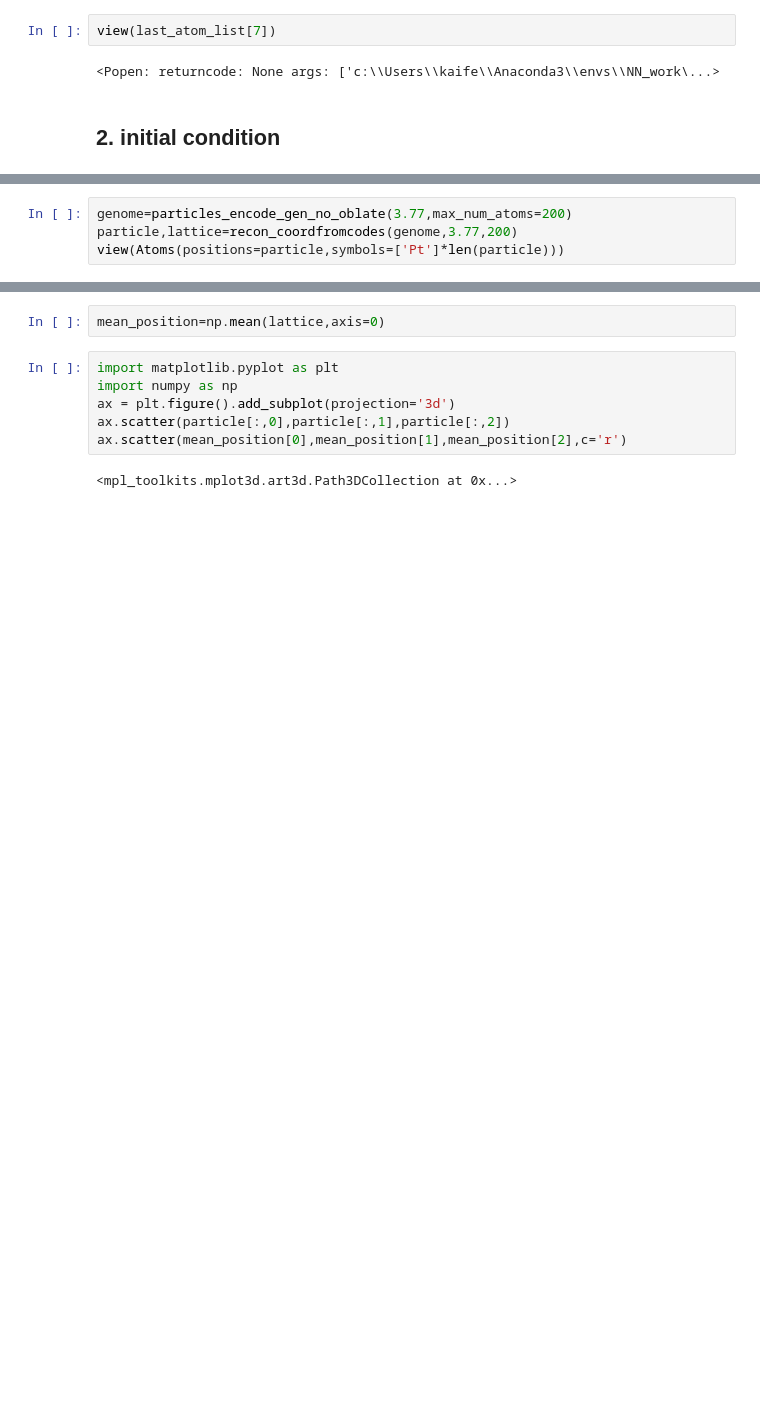
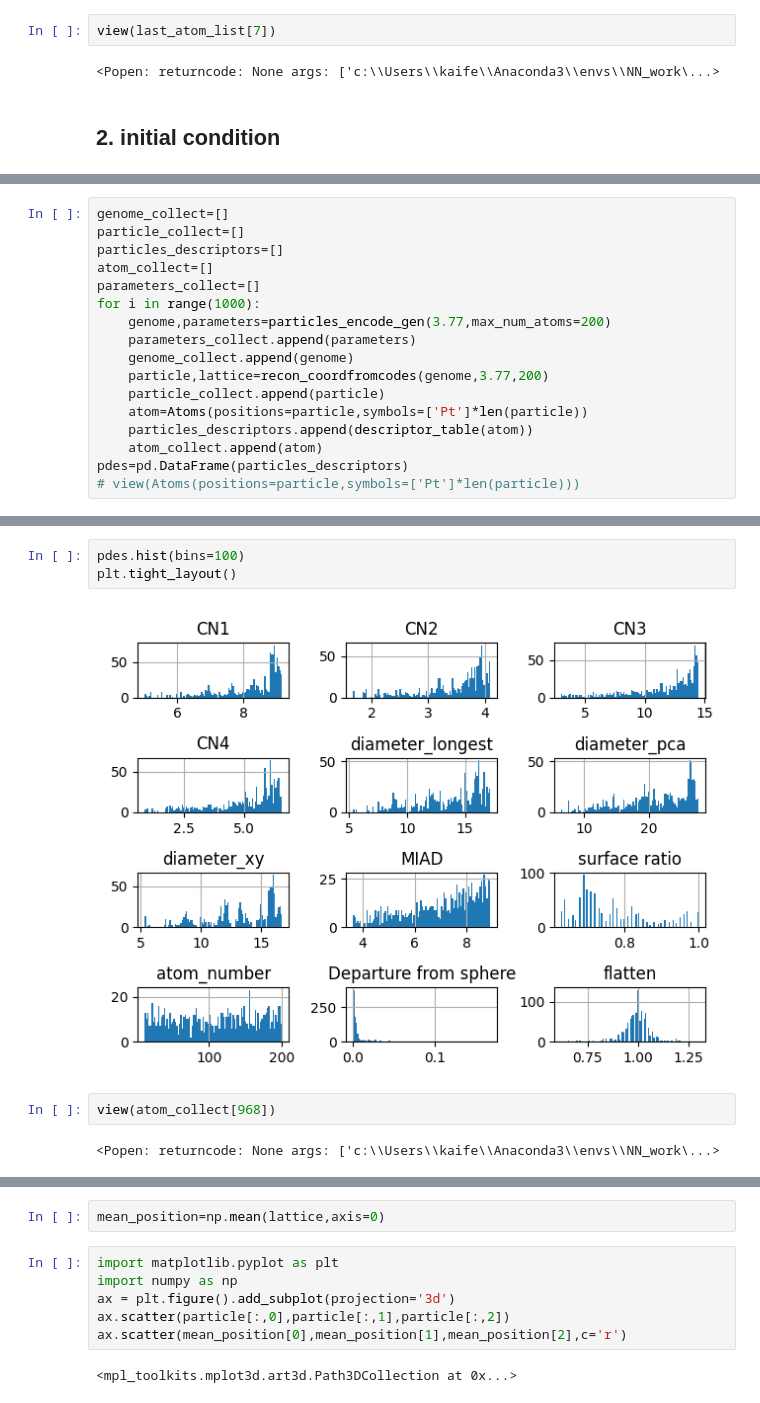
Before and after one commit to kaifengZheng/GA_nano_generator, a Jupyter notebook: particle_generator_test.ipynb, the cells around one changed output, grey strips where cells are left out. Cells and saved outputs as stored; diff of their text form; blank space fills up the shorter version.

```diff
--- a/particle_generator_test.ipynb
+++ b/particle_generator_test.ipynb
@@ -693,6 +722,19 @@ def order_pos(lattice,mid_position=None):
         ordered_particle.append(lattice[record[i]])
     return np.array(ordered_particle)
 # %%
-genome=particles_encode_gen_no_oblate(3.77,max_num_atoms=200)
-particle,lattice=recon_coordfromcodes(genome,3.77,200)
-view(Atoms(positions=particle,symbols=['Pt']*len(particle)))
+genome_collect=[]
+particle_collect=[]
+particles_descriptors=[]
+atom_collect=[]
+parameters_collect=[]
+for i in range(1000):
+    genome,parameters=particles_encode_gen(3.77,max_num_atoms=200)
+    parameters_collect.append(parameters)
+    genome_collect.append(genome)
+    particle,lattice=recon_coordfromcodes(genome,3.77,200)
+    particle_collect.append(particle)
+    atom=Atoms(positions=particle,symbols=['Pt']*len(particle))
+    particles_descriptors.append(descriptor_table(atom))
+    atom_collect.append(atom)
+pdes=pd.DataFrame(particles_descriptors)
+# view(Atoms(positions=particle,symbols=['Pt']*len(particle)))
@@ -700,0 +757,9 @@ view(Atoms(positions=particle,symbols=['Pt']*len(particle)))
+# %%
+pdes.hist(bins=100)
+plt.tight_layout()
+# %% [output]
+[figure, added]
+# %%
+view(atom_collect[968])
+# %% [output]
+<Popen: returncode: None args: ['c:\\Users\\kaife\\Anaconda3\\envs\\NN_work\...>
```
Also changed, not shown: parts of 18 cells of this notebook.
